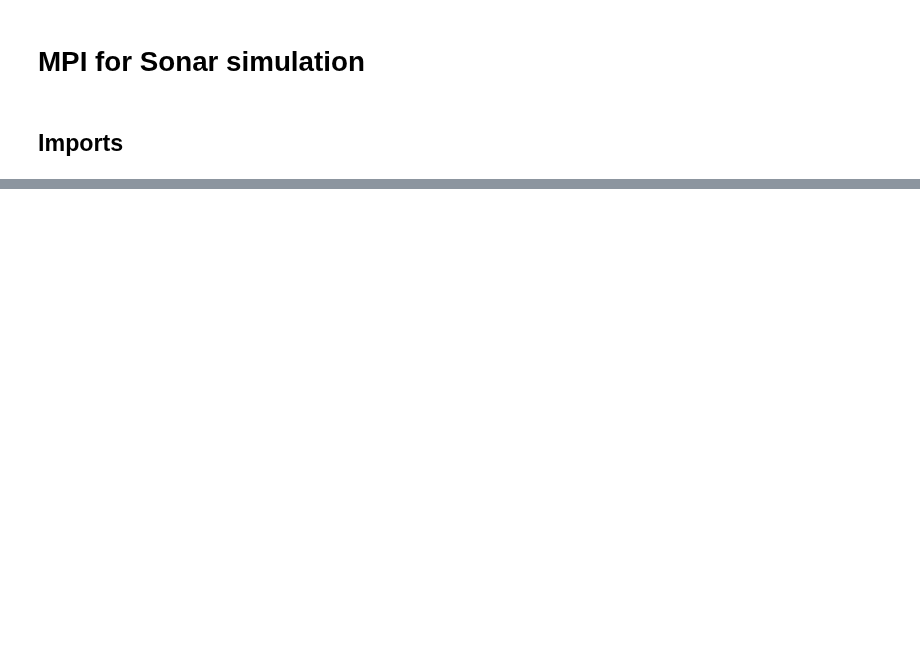
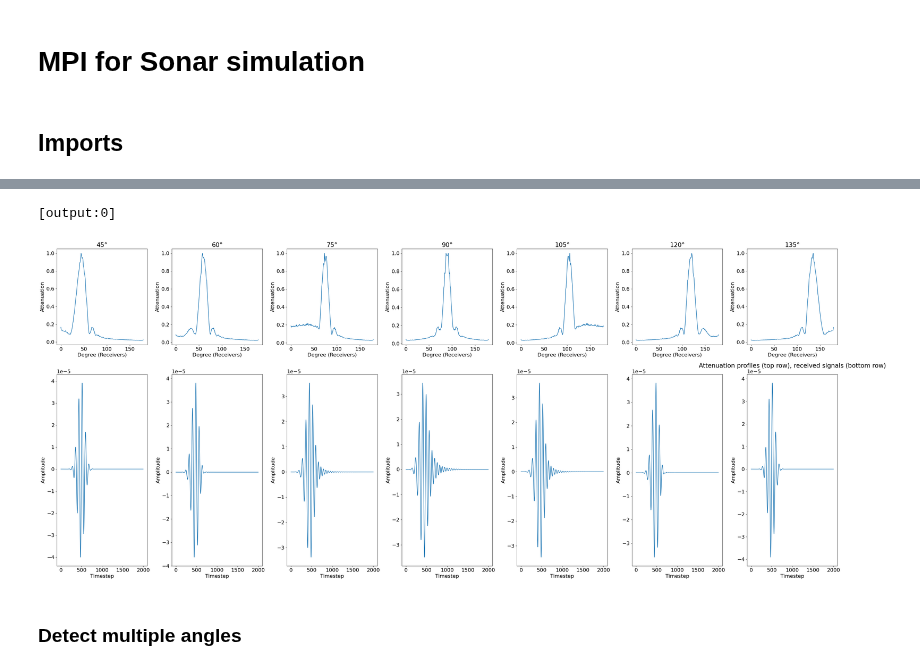
Before and after one commit to bgd54/sonar-FWI, a Jupyter notebook: notebooks/08_mpi.ipynb, the cells around one changed output, grey strips where cells are left out. Saved outputs shown, nothing was run; the diff lists cells and outputs as text; code cells hidden in the pictures; blank space fills up the shorter version.

```diff
--- a/notebooks/08_mpi.ipynb
+++ b/notebooks/08_mpi.ipynb
@@ -118,7 +139,0 @@ rec_args = {
-# %%
-%%px --no-stream --group-outputs=engine
-
-for a, s in sonars.items():
-    s.set_source("GaborSource", src_args[a])
-    s.set_receiver("Receiver", rec_args[a])
-    s.finalize()
@@ -188,0 +194,9 @@ plt.show()
+# %%
+%%px --group-outputs=engine
+
+recordings = {}
+for a in angles:
+    sonar.run_beam(a)
+    recordings[a] = comm.gather(sonar.rec.data, root=0)
+    if rank == 0:
+        recordings[a] = np.concatenate(recordings[a], axis=1)
@@ -188,0 +252,25 @@ plt.show()
+# %%
+%%px --no-stream --group-outputs=engine
+
+if rank == 0:
+    fig, ax = plt.subplots(2, 7, figsize=(35, 15), gridspec_kw={"height_ratios": [1, 2]})
+    plt.title("Attenuation profiles (top row), received signals (bottom row)")
+    for i, (a, r) in enumerate(recordings.items()):
+        recording = np.flip(r)
+        ax[0, i].plot(
+            np.max(np.abs(recording[:, :]), axis=0) / np.max(np.abs(recording[:, :]))
+        )
+        ax[0, i].set_xlabel("Degree (Receivers)")
+        ax[0, i].set_ylabel("Attenuation")
+        ax[0, i].set_title(f"{a}°")
+        ax[0, i].tick_params()
+
+        ax[1, i].plot(r[40000:42000, 180 - a])
+        ax[1, i].set_xlabel("Timestep")
+        ax[1, i].set_ylabel("Amplitude")
+    fig.tight_layout()
+# %% [output]
+[output:0]
+[figure, added]
+# %% [markdown]
+### Detect multiple angles
```
Also changed, not shown: parts of 20 cells of this notebook.
